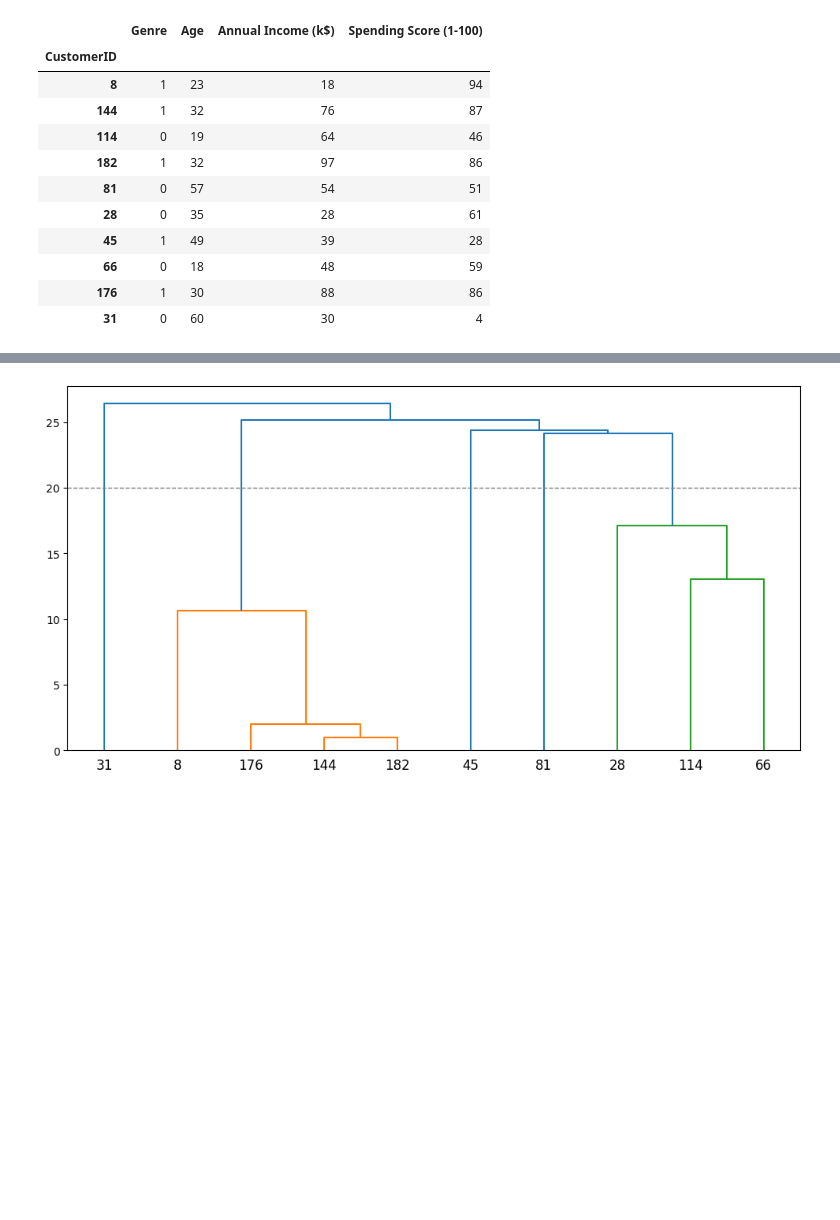
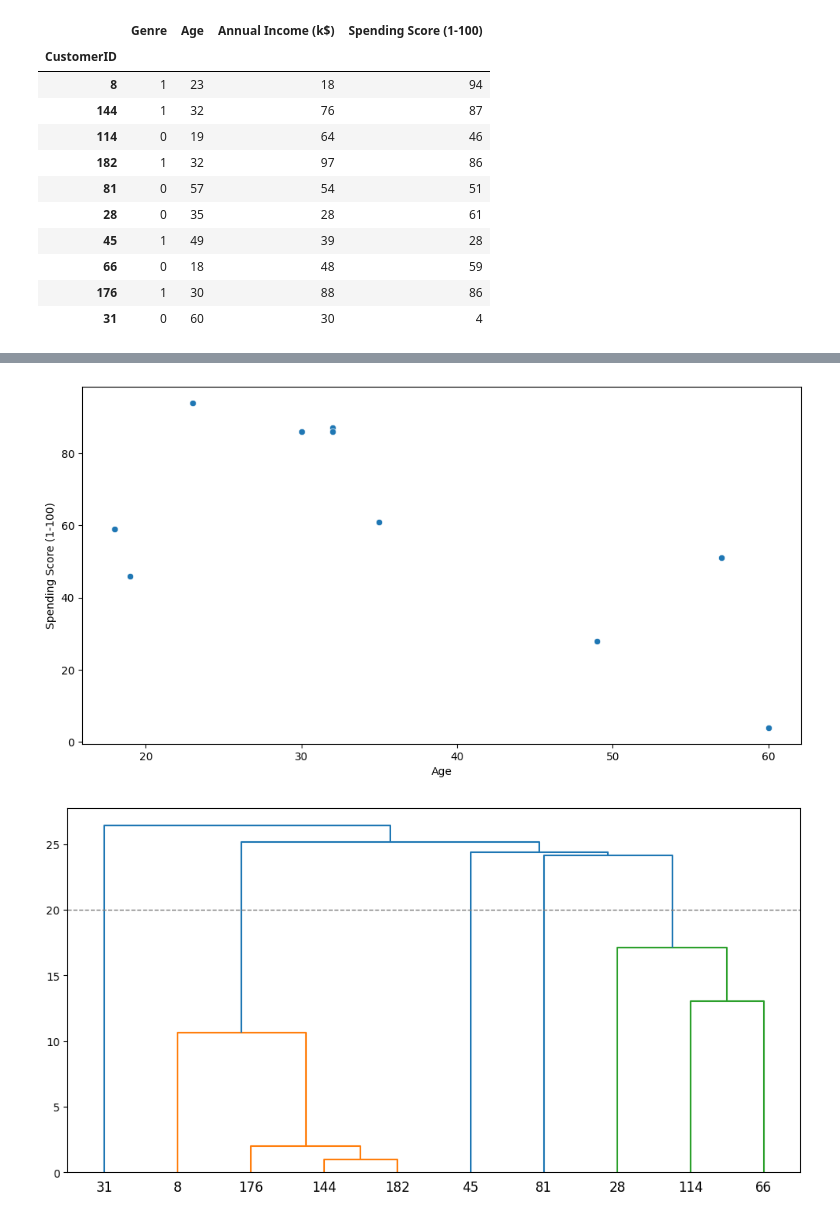
Before and after one commit to moraessena/mod_descritivos_lyrics, a Jupyter notebook: mod_descritiva_atividade_1_grupo_5(2).ipynb, the cells around one changed output, grey strips where cells are left out. Cells and saved outputs as stored; diff of their text form; code cells hidden in the pictures; blank space fills up the shorter version.

```diff
--- a/mod_descritiva_atividade_1_grupo_5(2).ipynb
+++ b/mod_descritiva_atividade_1_grupo_5(2).ipynb
@@ -673,7 +682,10 @@ df_dendogram
 | 176 | 1 | 30 | 88 | 86 |
 | 31 | 0 | 60 | 30 | 4 |
 # %%
-fig = px.scatter(df_dendogram, x='Age', y='Spending Score (1-100)', hover_data={'CustomerID':df_dendogram.index})
-fig.update_traces(marker=dict(size=15))
-fig.show()
+# fig = px.scatter(df_dendogram, x='Age', y='Spending Score (1-100)', hover_data={'CustomerID':df_dendogram.index})
+# fig.update_traces(marker=dict(size=15))
+# fig.show()
+
+ax = sns.scatterplot(data=df_dendogram, x='Age', y='Spending Score (1-100)')
+ax.figure.set_size_inches(12,6)
 # %% [output]
@@ -681,3 +692,4 @@ fig.show()
+[figure, added]
 # %%
 # Calculate the distance entre cada amostra
 Z_single = linkage(df_dendogram[['Age', 'Spending Score (1-100)']], method='single', metric='euclidean')
```
Also changed, not shown: parts of 11 cells of this notebook.
